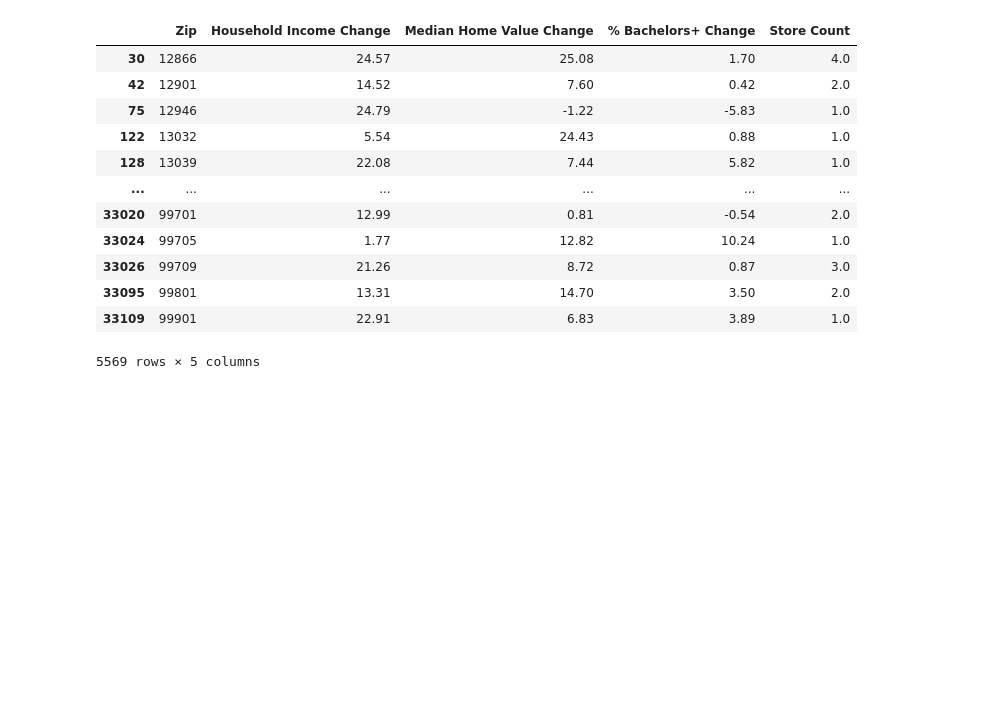
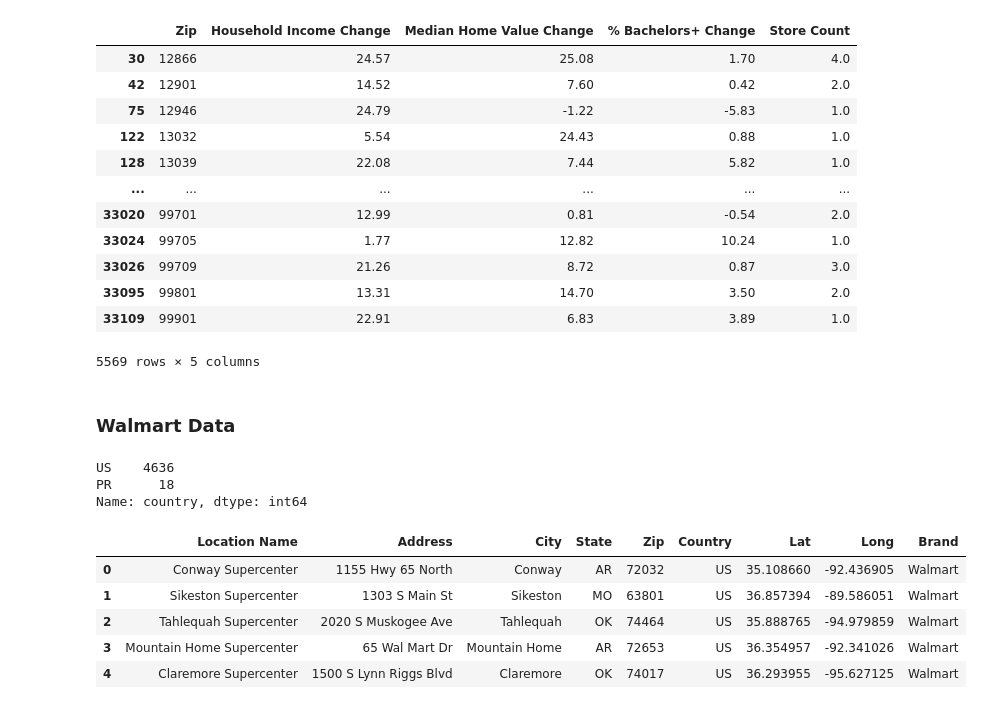
Before and after one commit to troypramsey/uo-project3, a Jupyter notebook: data_clean.ipynb, the cells around one changed output. Drawn from its saved outputs; the diff is of its cells as text; code cells hidden in the pictures; blank space fills up the shorter version.

```diff
--- a/data_clean.ipynb
+++ b/data_clean.ipynb
@@ -257,3 +257,32 @@ df_without
 # Send both dataframes to CSV
 df.to_csv('data_exploration/full_us_data.csv')
 df_without.to_csv('data_exploration/us_data.csv')
+# %% [markdown]
+### Walmart Data
+# %%
+# Import Walmart data
+wal_data = pd.read_csv('data_exploration/data/walmartstoreloaction.csv')
+# %%
+# View countries represented in data
+wal_data['country'].value_counts()
+# %% [output]
+US    4636
+PR      18
+Name: country, dtype: int64
+# %%
+# Exclude superfluous columns
+wal_trimmed = wal_data[['name','street_address','city','state','zip_code','country','latitude','longitude']]
+
+# Rename remaining columns
+wal_trimmed = wal_trimmed.rename(columns={'name': 'Location Name', 'street_address': 'Address', 'city': 'City', 'state': 'State', 'zip_code': 'Zip', 'country': 'Country', 'latitude': 'Lat','longitude':'Long'})
+
+# Added 'Brand' column for counting purposes
+wal_trimmed['Brand']='Walmart'
+wal_trimmed.head()
+# %% [output]
+|  | Location Name | Address | City | State | Zip | Country | Lat | Long | Brand |
+| 0 | Conway Supercenter | 1155 Hwy 65 North | Conway | AR | 72032 | US | 35.108660 | -92.436905 | Walmart |
+| 1 | Sikeston Supercenter | 1303 S Main St | Sikeston | MO | 63801 | US | 36.857394 | -89.586051 | Walmart |
+| 2 | Tahlequah Supercenter | 2020 S Muskogee Ave | Tahlequah | OK | 74464 | US | 35.888765 | -94.979859 | Walmart |
+| 3 | Mountain Home Supercenter | 65 Wal Mart Dr | Mountain Home | AR | 72653 | US | 36.354957 | -92.341026 | Walmart |
+| 4 | Claremore Supercenter | 1500 S Lynn Riggs Blvd | Claremore | OK | 74017 | US | 36.293955 | -95.627125 | Walmart |
```
Also changed, not shown: parts of 8 cells of this notebook, 3 other files.
